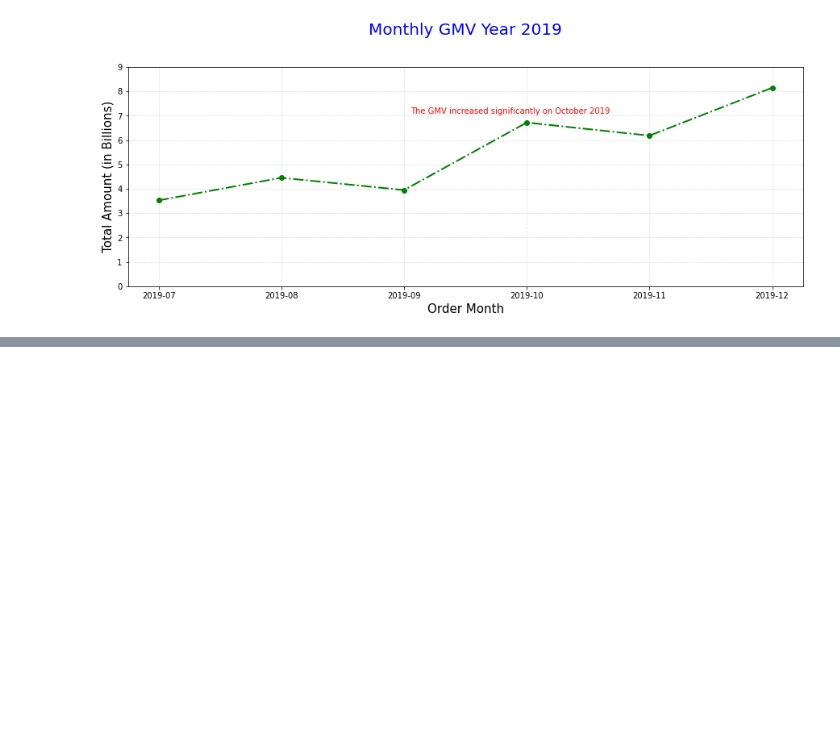
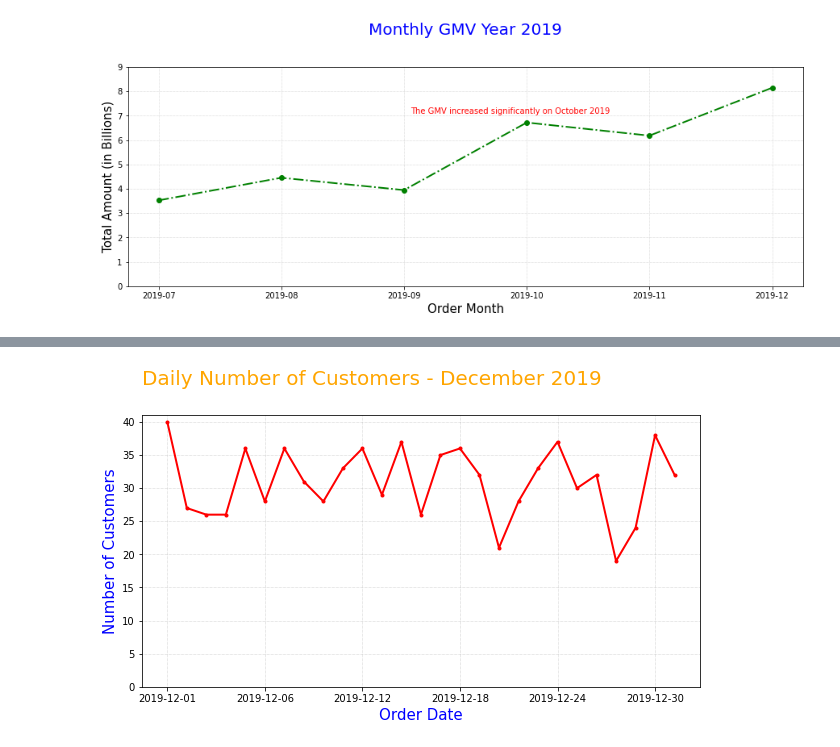
Before and after one commit to dikoharyadhanto/Data-Visualization-Documentation, a Jupyter notebook: 002-Kustomisasi_Grafik.ipynb, the cells around one changed output, grey strips where cells are left out. Saved outputs shown, nothing was run; the diff lists cells and outputs as text; code cells hidden in the pictures; blank space fills up the shorter version.

```diff
--- a/002-Kustomisasi_Grafik.ipynb
+++ b/002-Kustomisasi_Grafik.ipynb
@@ -251,0 +263,22 @@ plt.show()
+# %%
+# Import library yang dibutuhkan
+import datetime
+import pandas as pd
+import matplotlib.pyplot as plt
+# Baca dataset https://storage.googleapis.com/dqlab-dataset/retail_raw_reduced.csv
+dataset = pd.read_csv('https://storage.googleapis.com/dqlab-dataset/retail_raw_reduced.csv')
+# Buat kolom order_month
+dataset['order_month'] = dataset['order_date'].apply(lambda x: datetime.datetime.strptime(x, "%Y-%m-%d").strftime('%Y-%m'))
+# Buat kolom gmv
+dataset['gmv'] = dataset['item_price'] * dataset['quantity']
+# Plot grafik sesuai dengan instruksi
+plt.figure(figsize=(10, 5))
+dataset[dataset['order_month']=='2019-12'].groupby(['order_date'])['customer_id'].nunique().plot(color='red', marker='.', linewidth=2)
+plt.title('Daily Number of Customers - December 2019', loc='left', pad=30, fontsize=20, color='orange')
+plt.xlabel('Order Date', fontsize=15, color='blue')
+plt.ylabel('Number of Customers', fontsize=15, color='blue')
+plt.grid(color='darkgray', linestyle=':', linewidth=0.5)
+plt.ylim(ymin=0)
+plt.show()
+# %% [output]
+[figure, added]
```
Also changed, not shown: parts of 2 cells of this notebook.
